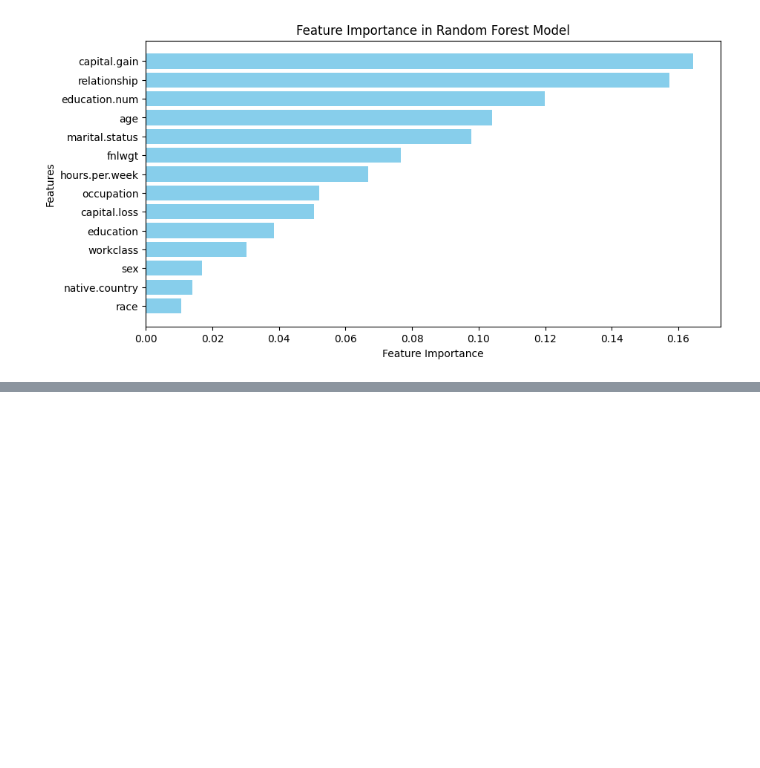
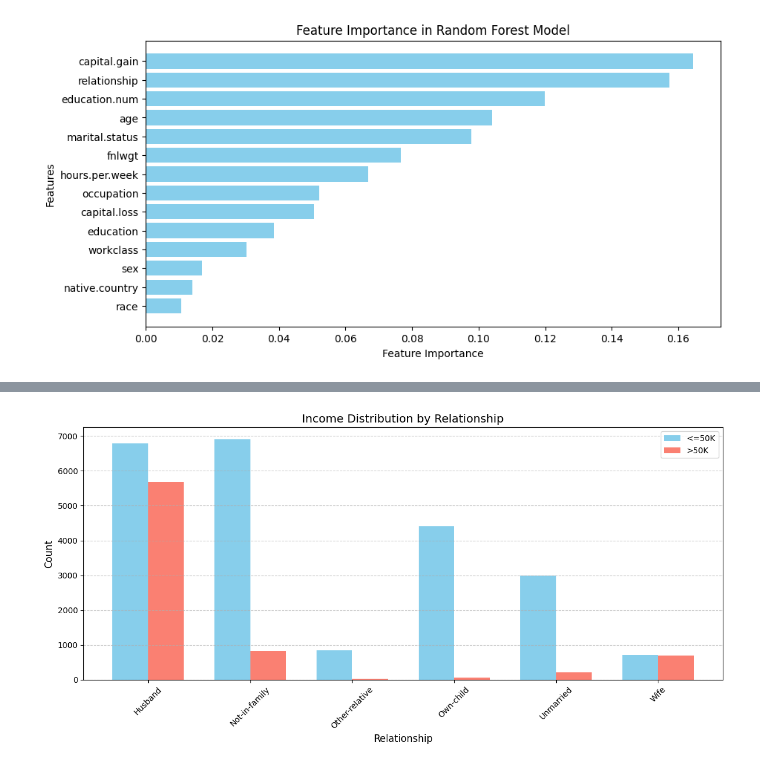
Before and after one commit to MhmdFais/ml-assignment, a Jupyter notebook: main.ipynb, the cells around one changed output, grey strips where cells are left out. Cells and saved outputs as stored; diff of their text form; code cells hidden in the pictures; blank space fills up the shorter version.

```diff
--- a/main.ipynb
+++ b/main.ipynb
@@ -192,0 +229,35 @@ else:
+# %%
+# Calculate counts of each income group per relationship
+relationship_counts = df_vis.groupby(['relationship', 'income']).size().unstack()
+
+# Plot a grouped bar chart
+plt.figure(figsize=(12, 6))
+bar_width = 0.35
+index = range(len(relationship_counts))
+
+# Plot bars for <=50K and >50K
+bar1 = plt.bar(
+    index,
+    relationship_counts['<=50K'],
+    width=bar_width,
+    label='<=50K',
+    color='skyblue'
+)
+bar2 = plt.bar(
+    [i + bar_width for i in index],
+    relationship_counts['>50K'],
+    width=bar_width,
+    label='>50K',
+    color='salmon'
+)
+
+plt.title('Income Distribution by Relationship', fontsize=14)
+plt.xlabel('Relationship', fontsize=12)
+plt.ylabel('Count', fontsize=12)
+plt.xticks([i + bar_width/2 for i in index], relationship_counts.index, rotation=45)
+plt.legend()
+plt.grid(axis='y', linestyle='--', alpha=0.7)
+plt.tight_layout()
+plt.show()
+# %% [output]
+[figure, added]
```
Also changed, not shown: parts of 4 cells of this notebook.
